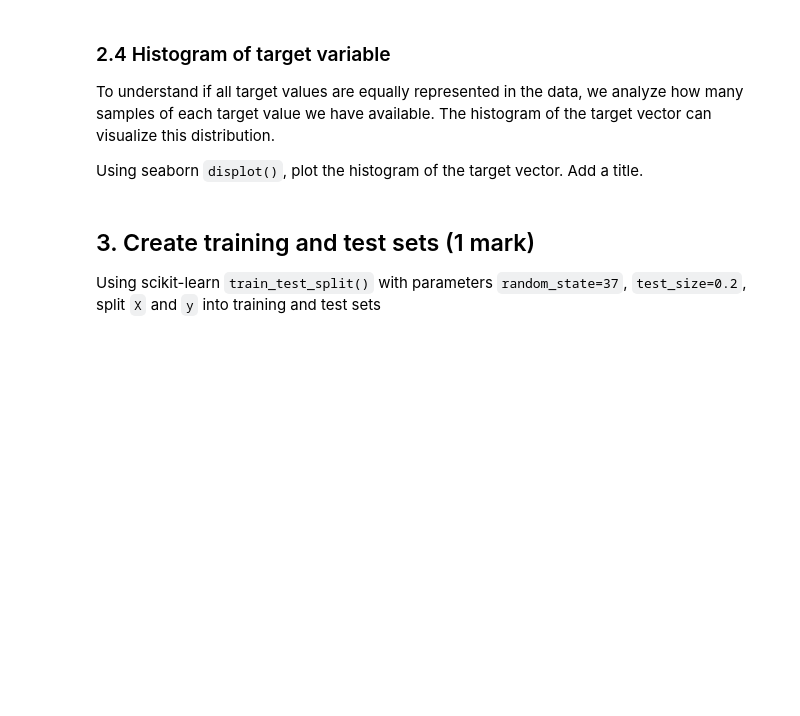
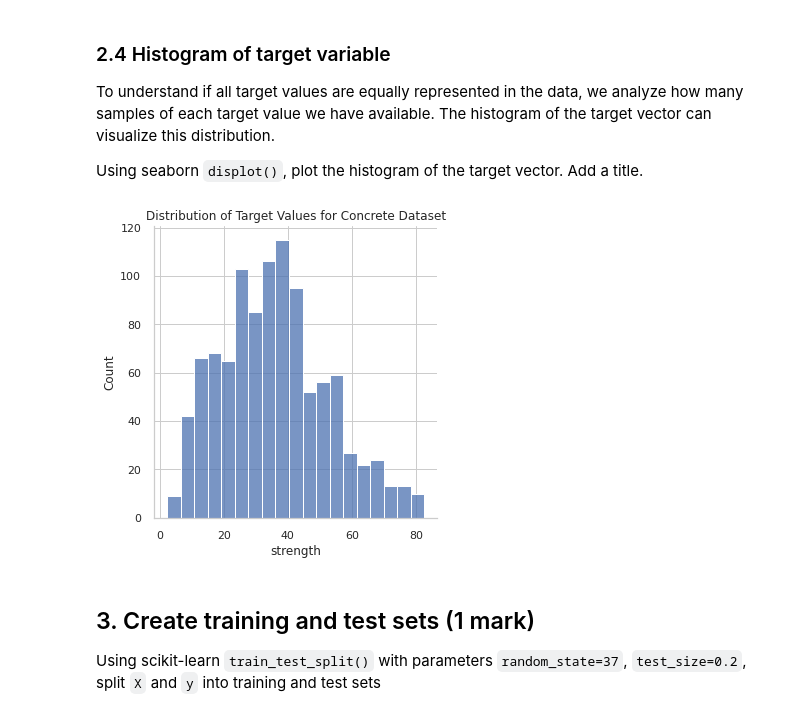
Before and after one commit to StevenD24/ENSF-611-Lab-0, a Jupyter notebook: lab2.ipynb, the cells around one changed output. Drawn from its saved outputs; the diff is of its cells as text; code cells hidden in the pictures; blank space fills up the shorter version.

```diff
--- a/lab2.ipynb
+++ b/lab2.ipynb
@@ -134,3 +161,13 @@ Using seaborn `displot()`, plot the histogram of the target vector. Add a title.
+# %%
+import matplotlib.pyplot as plt
+
+# Plotting the histogram of the target vector
+sns.displot(data=y)
+
+# Adding the title
+plt.title("Distribution of Target Values for Concrete Dataset");
+# %% [output]
+[figure, added]
 # %% [markdown]
 ## 3. Create training and test sets (1 mark)
 
```
Also changed, not shown: parts of 8 cells of this notebook.
